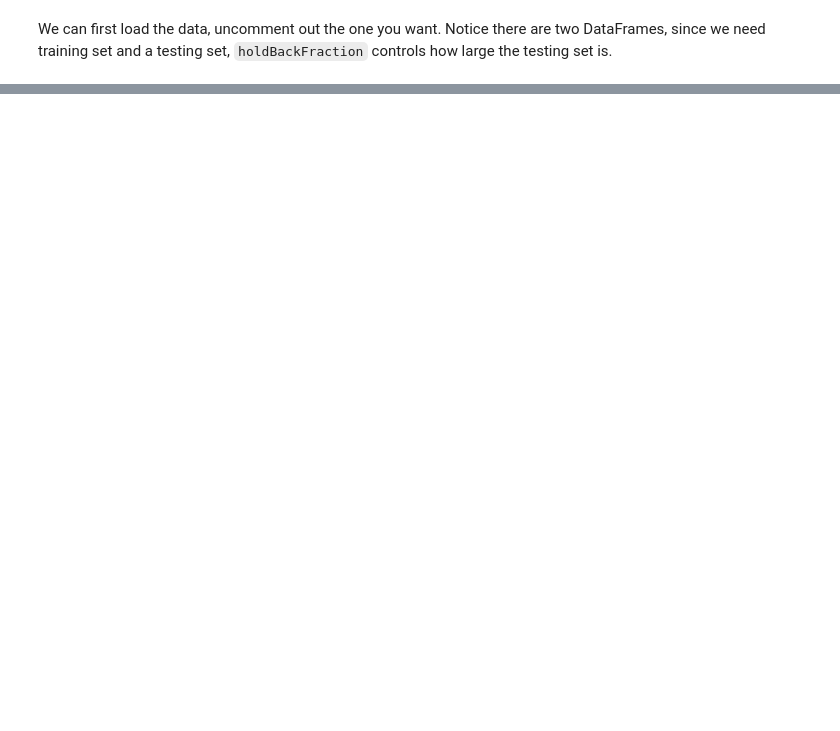
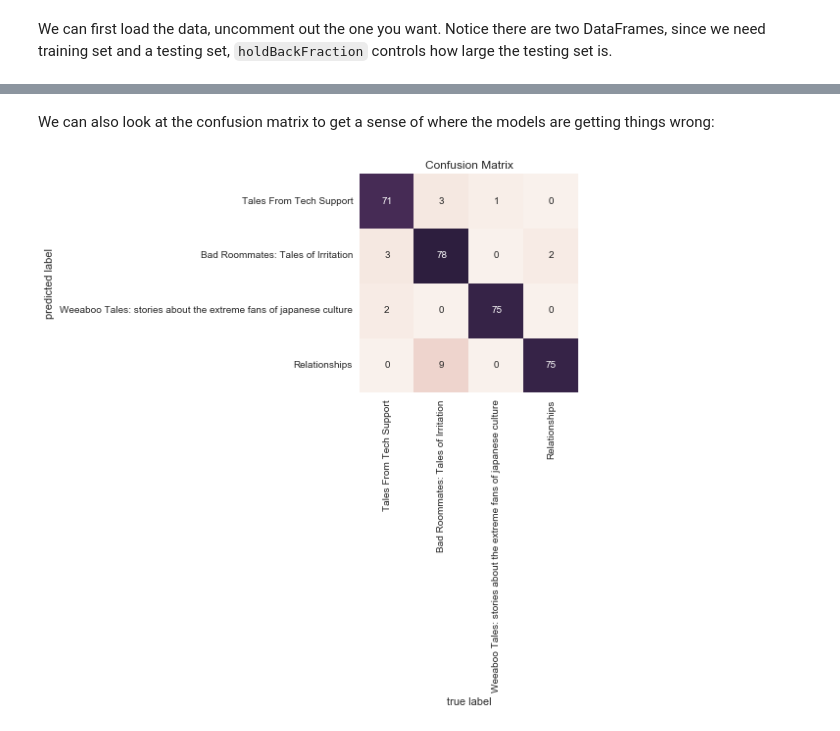
Before and after one commit to KnowledgeLab/augmentedintelligence, a Jupyter notebook: 3-Augmented-Judgment/basic.ipynb, the cells around one changed output, grey strips where cells are left out. Drawn from its saved outputs; the diff is of its cells as text; code cells hidden in the pictures; blank space fills up the shorter version.

```diff
--- a/3-Augmented-Judgment/basic.ipynb
+++ b/3-Augmented-Judgment/basic.ipynb
@@ -68,0 +57,6 @@ testDF
+# %% [markdown]
+We can also look at the confusion matrix to get a sense of where the models are getting things wrong:
+# %%
+ai.condense3.plotConfusionMatrix(clf, testDF)
+# %% [output]
+[figure, added]
```
Also changed, not shown: parts of 10 cells of this notebook, 1 other file.
